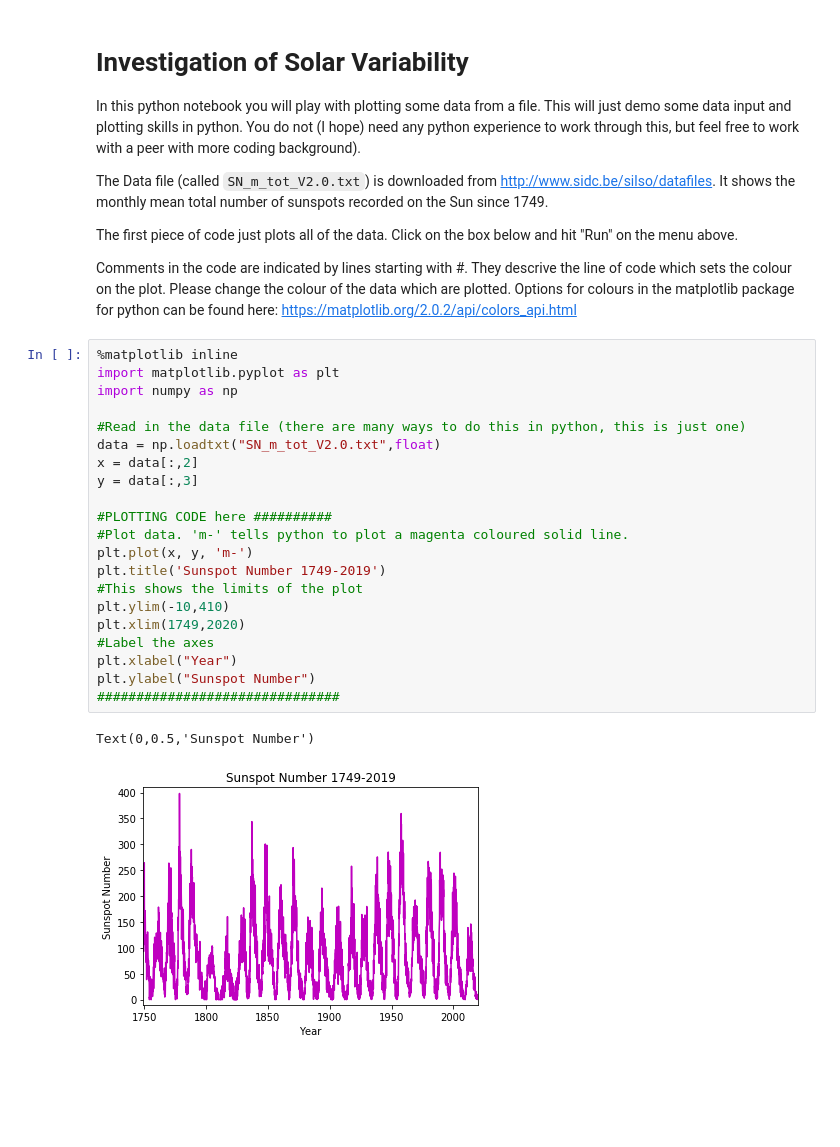
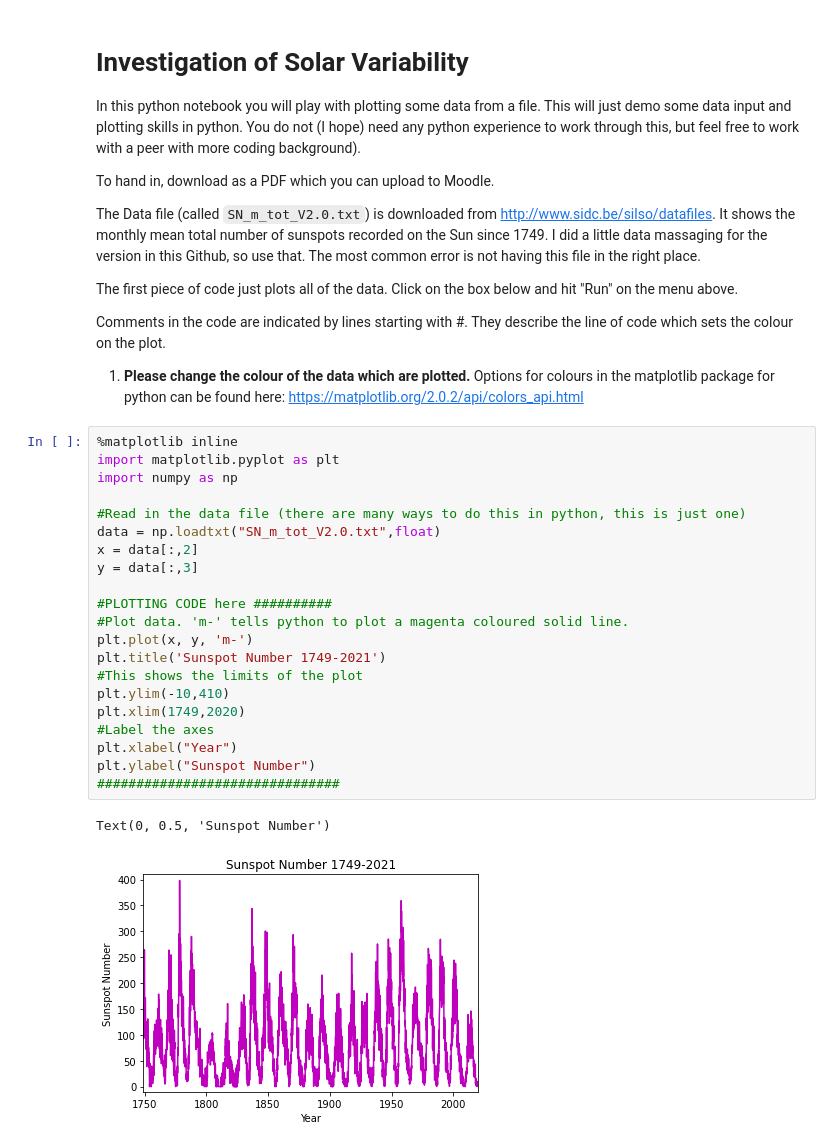
Before and after one commit to karenlmasters/ASTR204JupyterAssignments, a Jupyter notebook: Homework1_SunSolarSystem_Empty.ipynb, the cells around one changed output. Drawn from its saved outputs; the diff is of its cells as text; blank space fills up the shorter version.

```diff
--- a/Homework1_SunSolarSystem_Empty.ipynb
+++ b/Homework1_SunSolarSystem_Empty.ipynb
@@ -3,33 +3,38 @@
 
 In this python notebook you will play with plotting some data from a file. This will just demo some data input and plotting skills in python. You do not (I hope) need any python experience to work through this, but feel free to work with a peer with more coding background).
 
-The Data file (called ``SN_m_tot_V2.0.txt``) is downloaded from http://www.sidc.be/silso/datafiles. It shows the monthly mean total number of sunspots recorded on the Sun since 1749.
+To hand in, download as a PDF which you can upload to Moodle.
+
+The Data file (called ``SN_m_tot_V2.0.txt``) is downloaded from http://www.sidc.be/silso/datafiles. It shows the monthly mean total number of sunspots recorded on the Sun since 1749. I did a little data massaging for the version in this Github, so use that. The most common error is not having this file in the right place.
 
 The first piece of code just plots all of the data. Click on the box below and hit "Run" on the menu above.
 
-Comments in the code are indicated by lines starting with #. They descrive the line of code which sets the colour on the plot. Please change the colour of the data which are plotted. Options for colours in the matplotlib package for python can be found here: https://matplotlib.org/2.0.2/api/colors_api.html
+Comments in the code are indicated by lines starting with #. They describe the line of code which sets the colour on the plot.
+
+
+1. <b>Please change the colour of the data which are plotted.</b> Options for colours in the matplotlib package for python can be found here: https://matplotlib.org/2.0.2/api/colors_api.html
 # %%
 %matplotlib inline
 import matplotlib.pyplot as plt
 import numpy as np
 
 #Read in the data file (there are many ways to do this in python, this is just one)
 data = np.loadtxt("SN_m_tot_V2.0.txt",float)
 x = data[:,2]
 y = data[:,3]
 
 #PLOTTING CODE here ##########
 #Plot data. 'm-' tells python to plot a magenta coloured solid line.
 plt.plot(x, y, 'm-')
-plt.title('Sunspot Number 1749-2019')
+plt.title('Sunspot Number 1749-2021')
 #This shows the limits of the plot
 plt.ylim(-10,410)
 plt.xlim(1749,2020)
 #Label the axes
 plt.xlabel("Year")
 plt.ylabel("Sunspot Number")
 ###############################
 # %% [output]
-Text(0,0.5,'Sunspot Number')
+Text(0, 0.5, 'Sunspot Number')
-[figure, old version]
+[figure, new version]
 # %% [markdown]
```
Also changed, not shown: parts of 9 cells of this notebook, 1 other file.
